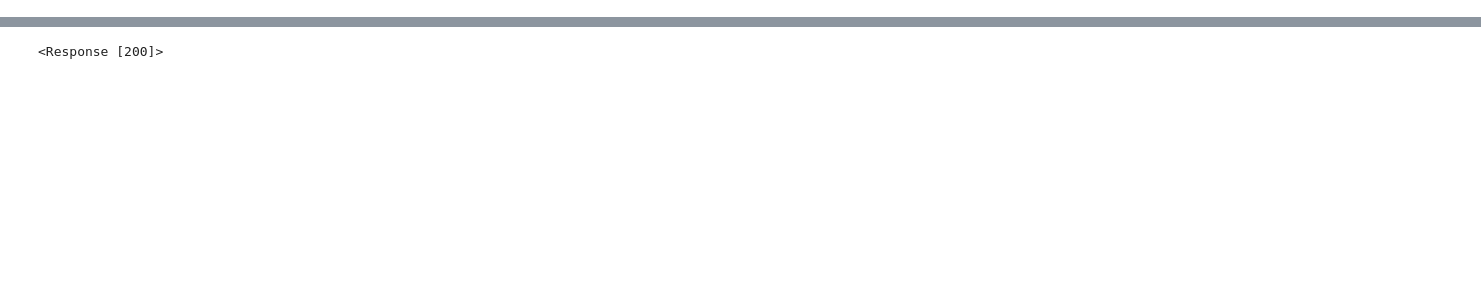
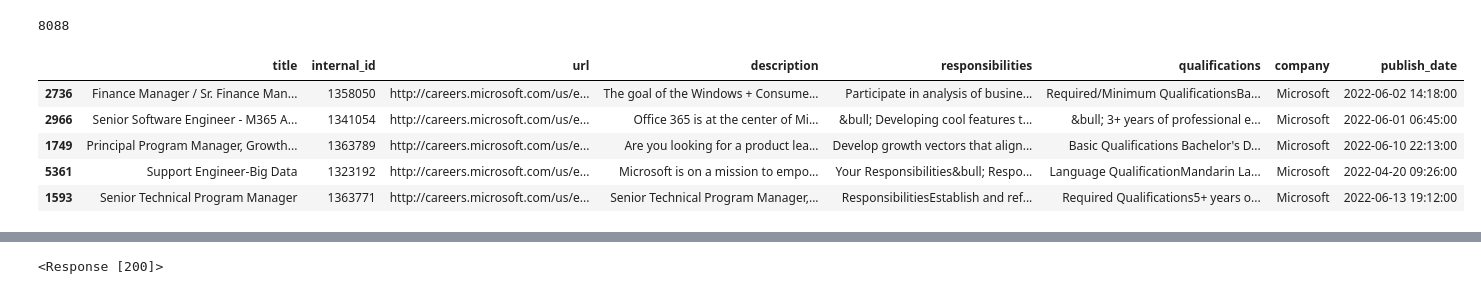
Before and after one commit to hivaze/Trending-Vacancies-Discovery, a Jupyter notebook: notebooks/microsoft.ipynb, the cells around one changed output, grey strips where cells are left out. Cells and saved outputs as stored; diff of their text form; code cells hidden in the pictures; blank space fills up the shorter version.

Commit message:
Added Microsoft

```diff
--- a/notebooks/microsoft.ipynb
+++ b/notebooks/microsoft.ipynb
@@ -24,0 +28,52 @@ URL = "http://careers.microsoft.com/us/en/search-results?s=1"
+# %%
+clear_string = lambda x: re.sub(' +', ' ', re.sub('<.*?>', '', x).replace("&nbsp;", "").replace("&amp;", "&").replace('\n', '\n ')).strip()
+# %%
+job_dicts = []
+null_counter = 0
+for shift in tqdm(range(0, 10_000, 50)):
+    search_params = {
+        'from': shift,
+    }
+    result = requests.get(SEARCH_URL, headers=microsoft_headers, params=search_params)
+    soup = BeautifulSoup(result.text)
+
+    found = re.search(pattern, soup.find('script').string).group(1) + "}"
+    found = json.loads(found)
+
+    if len(found['jobs']) == 0:
+        null_counter += 1
+        if null_counter == 3:
+            break
+    else:
+        null_counter = 0
+
+    for job_info in found['jobs']:
+
+        try:
+            job_dict = {
+                'title': job_info['title'],
+                'internal_id' : job_info['jobId'],
+                'url': JOB_URL + job_info['jobId'],
+                'description': clear_string(job_info['description']),
+                'responsibilities': clear_string(job_info['jobResponsibilities']) if 'jobResponsibilities' in job_info.keys() else None,
+                'qualifications': clear_string(job_info['jobQualifications']) if 'jobQualifications' in job_info.keys() else None,
+                'company': job_info['companyName'],
+                'publish_date': parser.parse(job_info['postedDate'])
+            }
+            job_dicts.append(job_dict)
+        except:
+            print(f'Cannot parse {JOB_URL + job_info["jobId"]}')
+
+    time.sleep(0.2) # sleep for 200 ms
+# %%
+snapshot = pd.DataFrame(filter(lambda x: x is not None, job_dicts))
+print(len(snapshot))
+snapshot.sample(5)
+# %% [output]
+8088
+|  | title | internal_id | url | description | responsibilities | qualifications | company | publish_date |
+| 2736 | Finance Manager / Sr. Finance Man... | 1358050 | http://careers.microsoft.com/us/e... | The goal of the Windows + Consume... | Participate in analysis of busine... | Required/Minimum QualificationsBa... | Microsoft | 2022-06-02 14:18:00 |
+| 2966 | Senior Software Engineer - M365 A... | 1341054 | http://careers.microsoft.com/us/e... | Office 365 is at the center of Mi... | &bull; Developing cool features t... | &bull; 3+ years of professional e... | Microsoft | 2022-06-01 06:45:00 |
+| 1749 | Principal Program Manager, Growth... | 1363789 | http://careers.microsoft.com/us/e... | Are you looking for a product lea... | Develop growth vectors that align... | Basic Qualifications Bachelor's D... | Microsoft | 2022-06-10 22:13:00 |
+| 5361 | Support Engineer-Big Data | 1323192 | http://careers.microsoft.com/us/e... | Microsoft is on a mission to empo... | Your Responsibilities&bull; Respo... | Language QualificationMandarin La... | Microsoft | 2022-04-20 09:26:00 |
+| 1593 | Senior Technical Program Manager | 1363771 | http://careers.microsoft.com/us/e... | Senior Technical Program Manager,... | ResponsibilitiesEstablish and ref... | Required Qualifications5+ years o... | Microsoft | 2022-06-13 19:12:00 |
```
Also changed, not shown: parts of 18 cells of this notebook, 2 other files.
